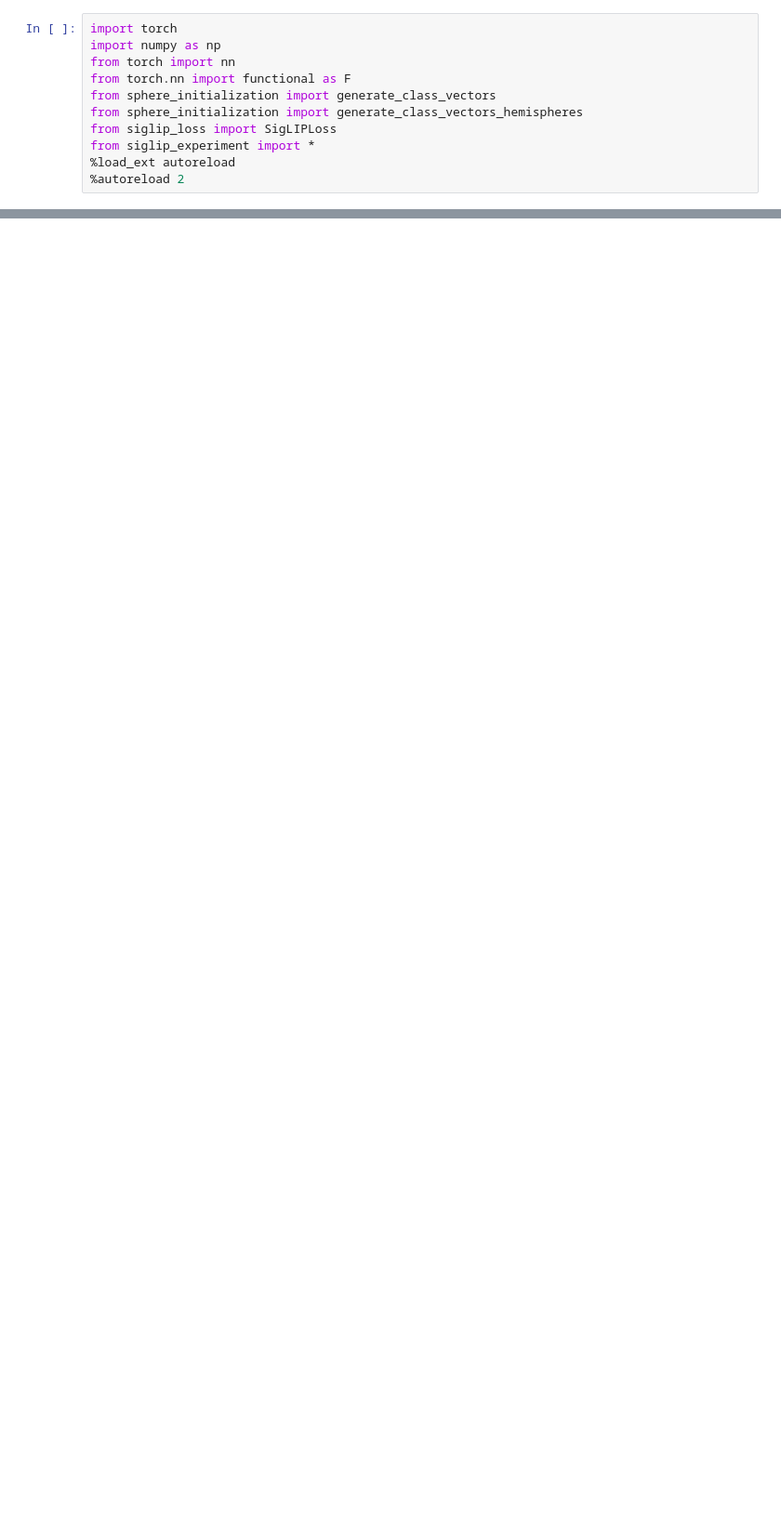
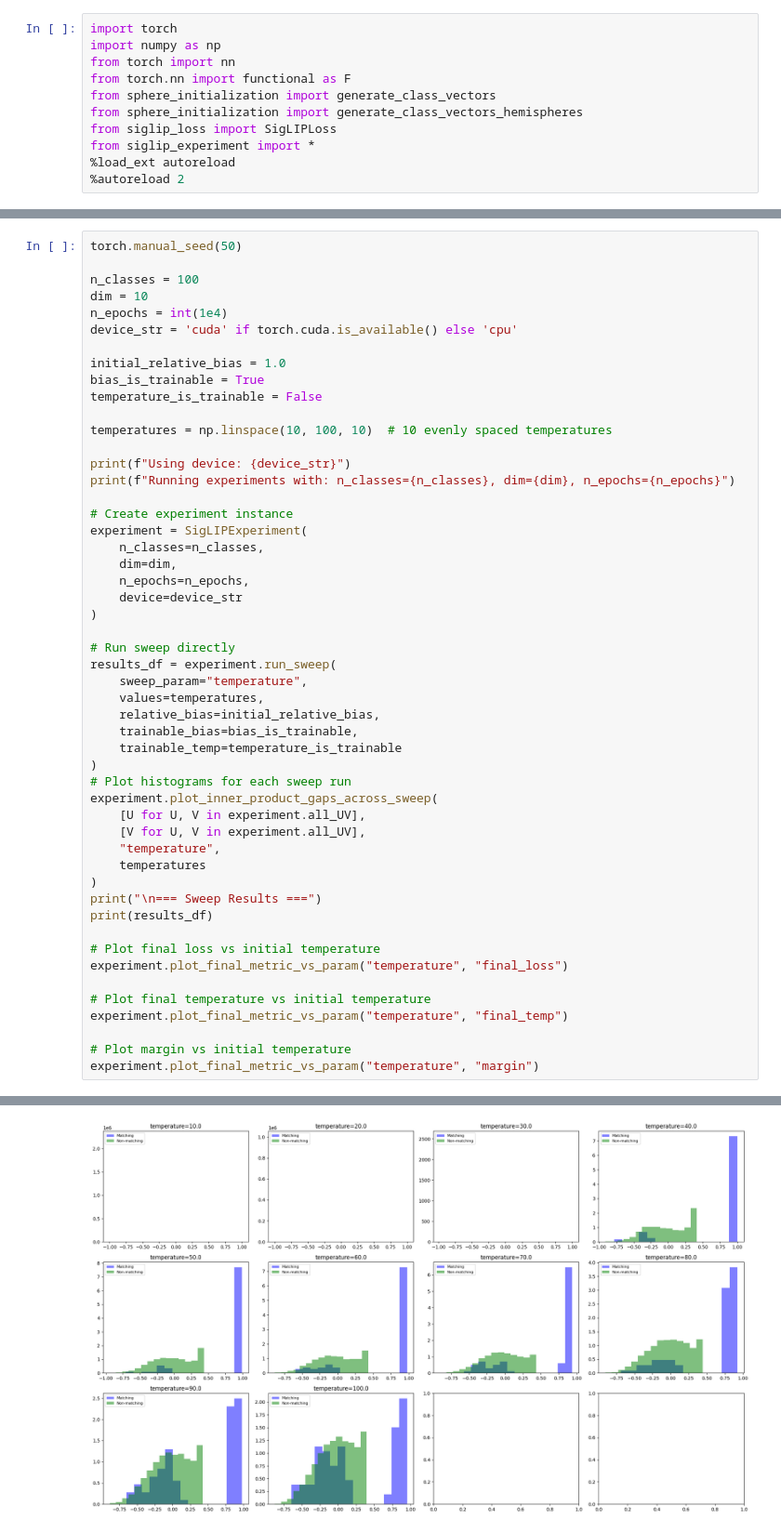
Before and after one commit to BangachevKiril/RepresentationLearningTheory, a Jupyter notebook: SigLIP/AblationStudy.ipynb, the cells around one changed output, grey strips where cells are left out. Shown at 93% size. Drawn from its saved outputs; the diff is of its cells as text; blank space fills up the shorter version.

Commit message:
Changes to the experiment setup

```diff
--- a/SigLIP/AblationStudy.ipynb
+++ b/SigLIP/AblationStudy.ipynb
@@ -202,0 +12,52 @@ plt.show
+# %%
+torch.manual_seed(50)
+
+n_classes = 100
+dim = 10
+n_epochs = int(1e4)
+device_str = 'cuda' if torch.cuda.is_available() else 'cpu'
+
+initial_relative_bias = 1.0
+bias_is_trainable = True
+temperature_is_trainable = False
+
+temperatures = np.linspace(10, 100, 10)  # 10 evenly spaced temperatures
+
+print(f"Using device: {device_str}")
+print(f"Running experiments with: n_classes={n_classes}, dim={dim}, n_epochs={n_epochs}")
+
+# Create experiment instance
+experiment = SigLIPExperiment(
+    n_classes=n_classes,
+    dim=dim,
+    n_epochs=n_epochs,
+    device=device_str
+)
+
+# Run sweep directly
+results_df = experiment.run_sweep(
+    sweep_param="temperature",
+    values=temperatures,
+    relative_bias=initial_relative_bias,
+    trainable_bias=bias_is_trainable,
+    trainable_temp=temperature_is_trainable
+)
+# Plot histograms for each sweep run
+experiment.plot_inner_product_gaps_across_sweep(
+    [U for U, V in experiment.all_UV],
+    [V for U, V in experiment.all_UV],
+    "temperature",
+    temperatures
+)
+print("\n=== Sweep Results ===")
+print(results_df)
+
+# Plot final loss vs initial temperature
+experiment.plot_final_metric_vs_param("temperature", "final_loss")
+
+# Plot final temperature vs initial temperature
+experiment.plot_final_metric_vs_param("temperature", "final_temp")
+
+# Plot margin vs initial temperature
+experiment.plot_final_metric_vs_param("temperature", "margin")
+# %% [output]
@@ -202,0 +98 @@ plt.show
+[figure, added]
```
Also changed, not shown: parts of 3 cells of this notebook, 2 other files.
